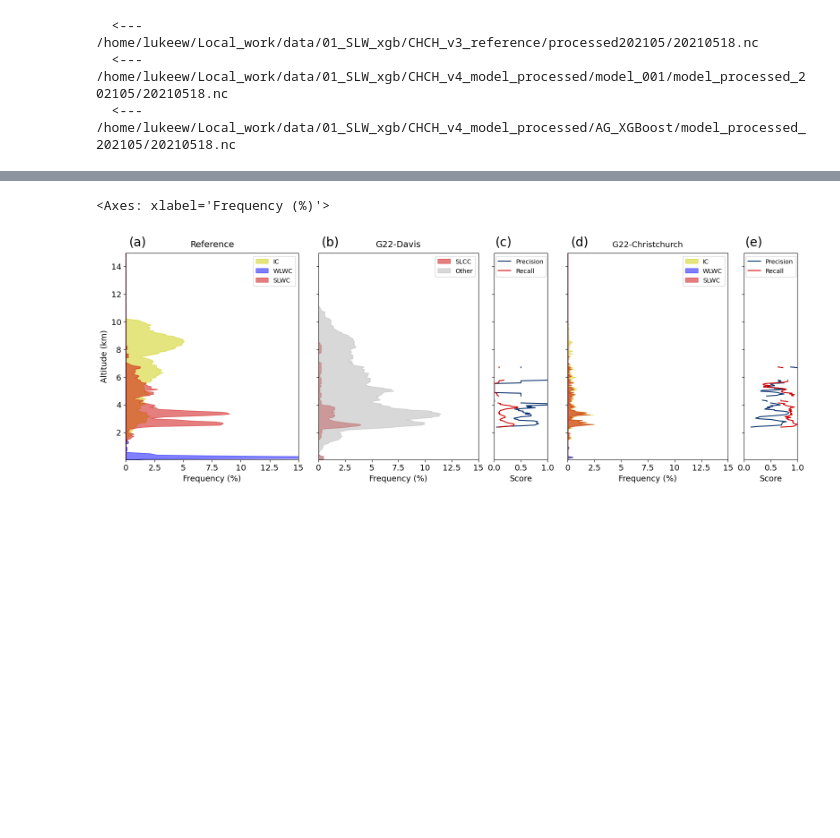
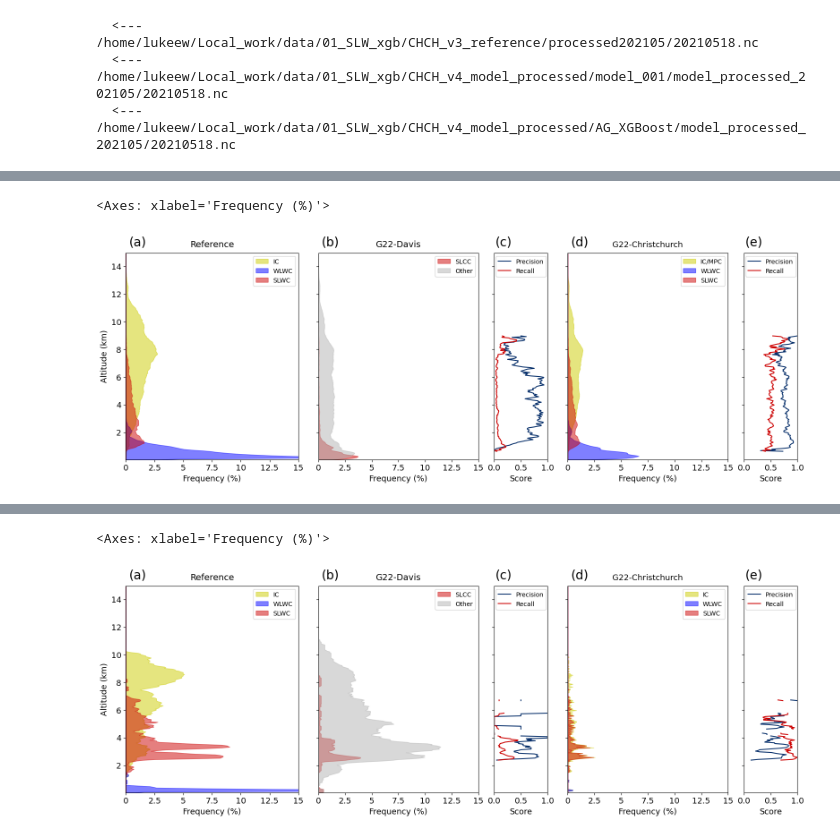
Before and after one commit to luke-whitehead/01_SLW_xgb, a Jupyter notebook: 110_model_stats.ipynb, the cells around one changed output, grey strips where cells are left out. Drawn from its saved outputs; the diff is of its cells as text; code cells hidden in the pictures; blank space fills up the shorter version.

Commit message:
wip: v6 model figures, stats

```diff
--- a/110_model_stats.ipynb
+++ b/110_model_stats.ipynb
@@ -1095,0 +1247,7 @@ plot_fig(ds_ref_all, ds_mod_all, ds_ag_all)
+# %%
+## Model 001, limited to cloud mask
+
+plot_fig(ds_ref_all, ds_mod_all, ds_ag_all)
+# %% [output]
+<Axes: xlabel='Frequency (%)'>
+[figure, added]
```
Also changed, not shown: parts of 21 cells of this notebook, 2 other files.
